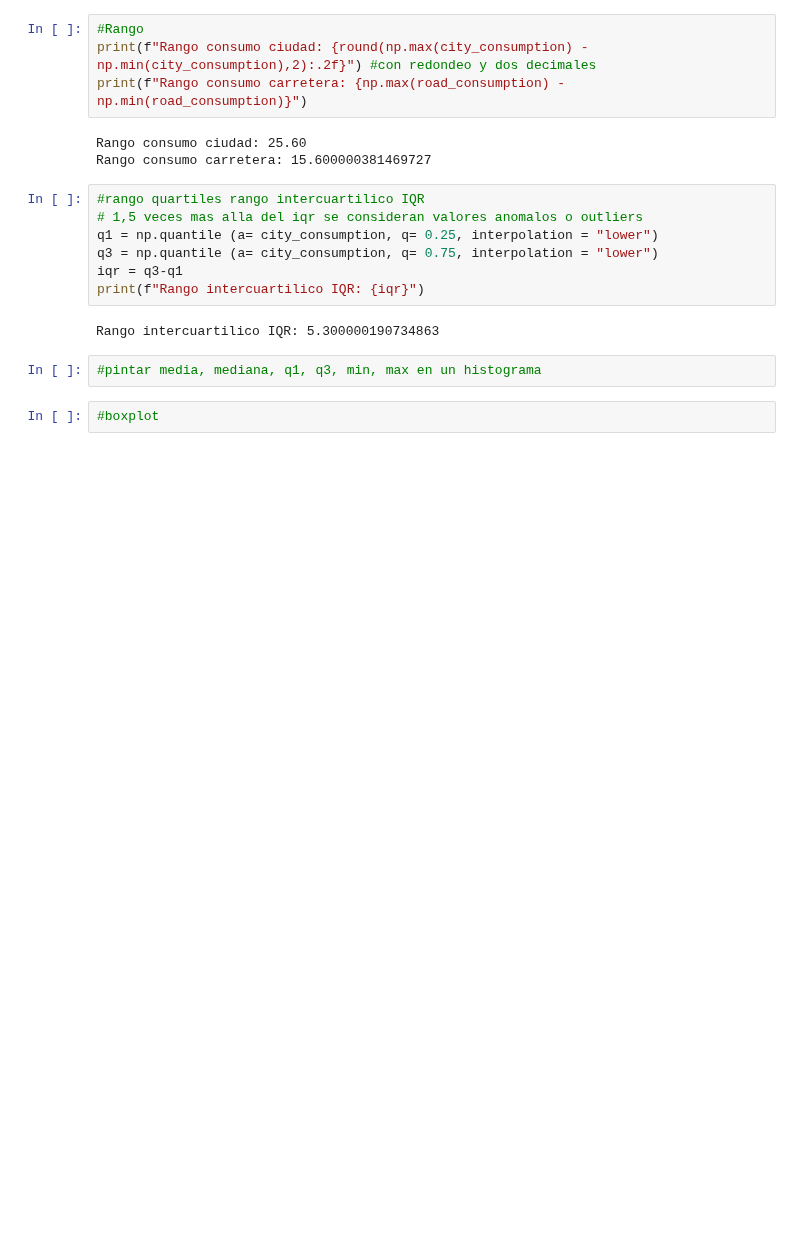
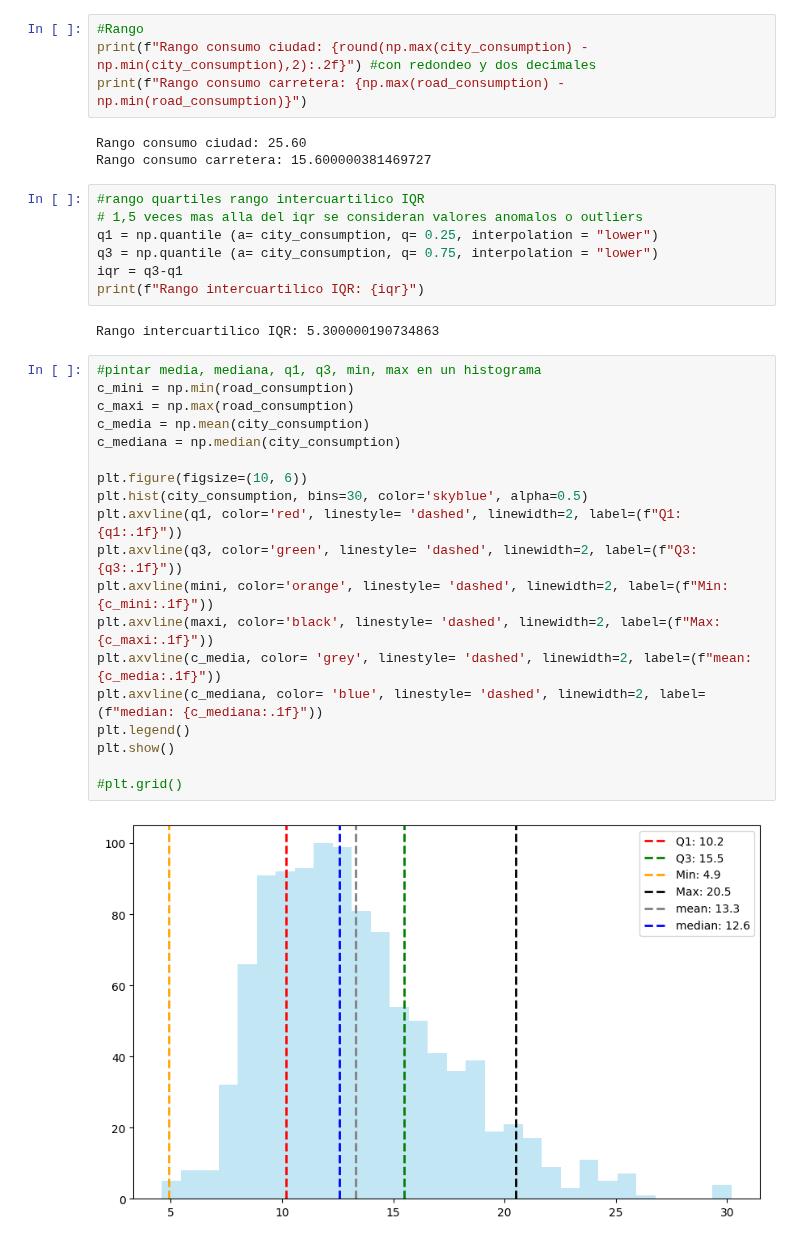
Before and after one commit to ceciorosco/Cecilia-Repositorio, a Jupyter notebook: Modulo 2/ejercicios_modulo_2.ipynb, the cells around one changed output. Saved outputs shown, nothing was run; the diff lists cells and outputs as text; blank space fills up the shorter version.

```diff
--- a/Modulo 2/ejercicios_modulo_2.ipynb
+++ b/Modulo 2/ejercicios_modulo_2.ipynb
@@ -138,7 +158,24 @@ iqr = q3-q1
 print(f"Rango intercuartilico IQR: {iqr}")
 # %% [output]
 Rango intercuartilico IQR: 5.300000190734863
-# %%
-#pintar media, mediana, q1, q3, min, max en un histograma
-# %%
-#boxplot
+# %%
+#pintar media, mediana, q1, q3, min, max en un histograma
+c_mini = np.min(road_consumption)
+c_maxi = np.max(road_consumption)
+c_media = np.mean(city_consumption)
+c_mediana = np.median(city_consumption)
+
+plt.figure(figsize=(10, 6))
+plt.hist(city_consumption, bins=30, color='skyblue', alpha=0.5)
+plt.axvline(q1, color='red', linestyle= 'dashed', linewidth=2, label=(f"Q1: {q1:.1f}"))
+plt.axvline(q3, color='green', linestyle= 'dashed', linewidth=2, label=(f"Q3: {q3:.1f}"))
+plt.axvline(mini, color='orange', linestyle= 'dashed', linewidth=2, label=(f"Min: {c_mini:.1f}"))
+plt.axvline(maxi, color='black', linestyle= 'dashed', linewidth=2, label=(f"Max: {c_maxi:.1f}"))
+plt.axvline(c_media, color= 'grey', linestyle= 'dashed', linewidth=2, label=(f"mean: {c_media:.1f}"))
+plt.axvline(c_mediana, color= 'blue', linestyle= 'dashed', linewidth=2, label=(f"median: {c_mediana:.1f}"))
+plt.legend()
+plt.show()
+
+#plt.grid()
+# %% [output]
+[figure, added]
```
Also changed, not shown: parts of 12 cells of this notebook.
